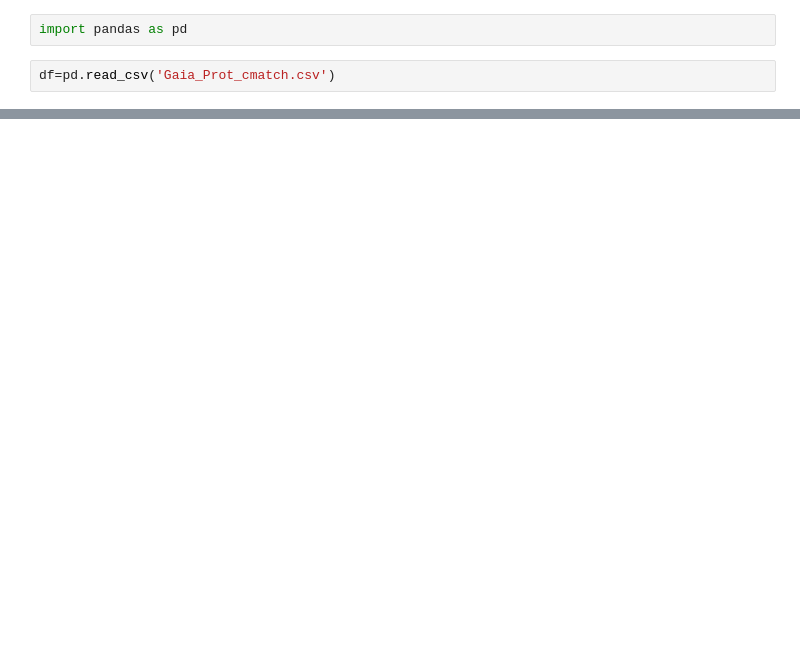
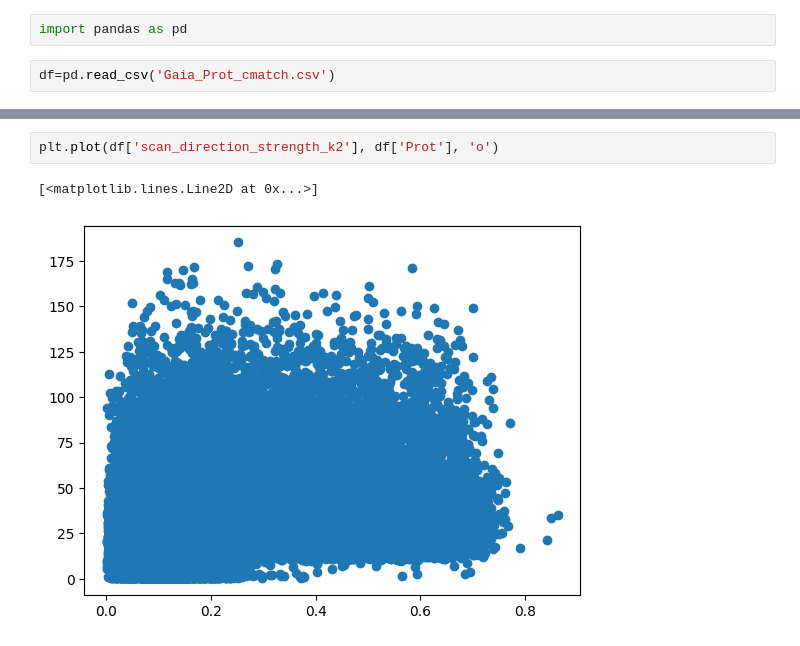
Before and after one commit to starluvr3579/SRMP, a Jupyter notebook: Nov21_DDM.ipynb, the cells around one changed output, grey strips where cells are left out. Drawn from its saved outputs; the diff is of its cells as text; blank space fills up the shorter version.

```diff
--- a/Nov21_DDM.ipynb
+++ b/Nov21_DDM.ipynb
@@ -61,0 +80,5 @@ df=pd.read_csv('Gaia_Prot_cmatch.csv')
+# %%
+plt.plot(df['scan_direction_strength_k2'], df['Prot'], 'o')
+# %% [output]
+[<matplotlib.lines.Line2D at 0x...>]
+[figure, added]
```
Also changed, not shown: parts of 20 cells of this notebook.
